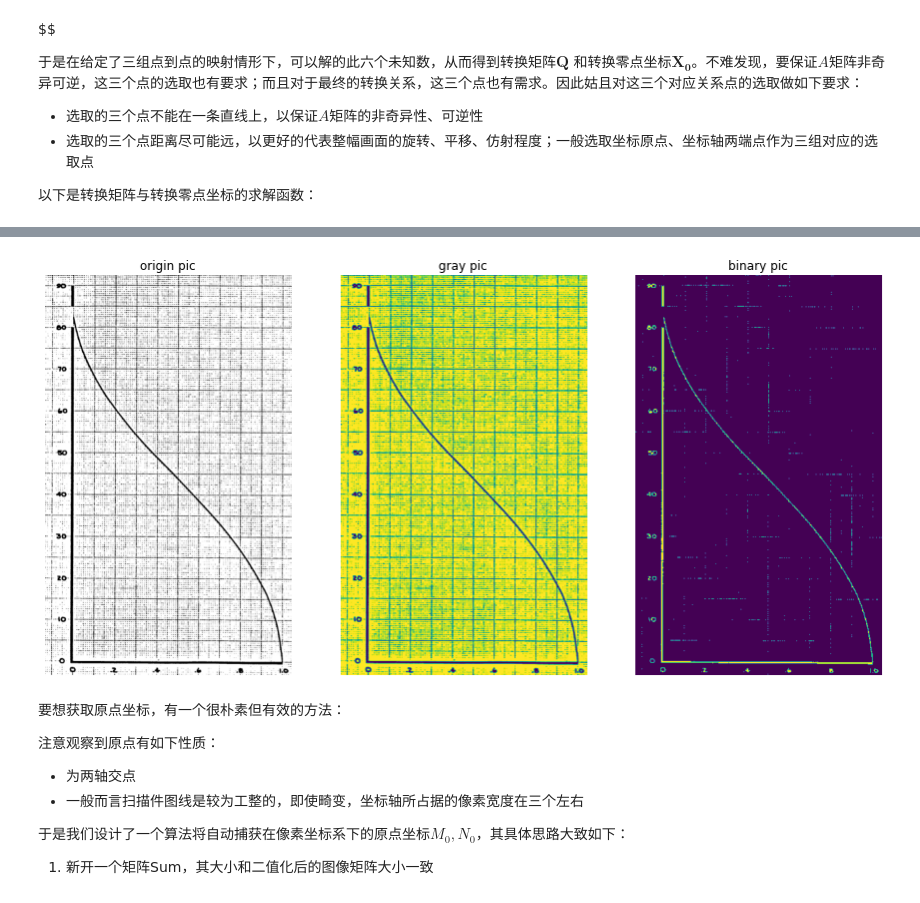
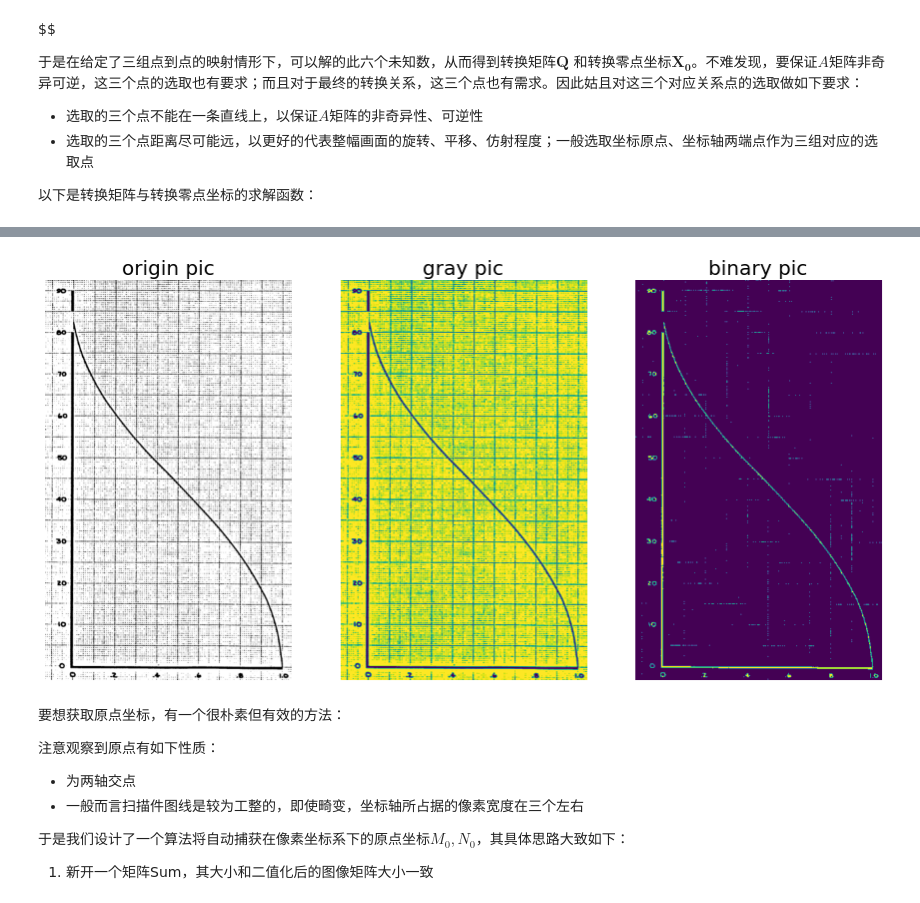
Before and after one commit to cherose2004/learning, a Jupyter notebook: project/Flight Simulation/homework/ProjectTeam1.ipynb, the cells around one changed output, grey strips where cells are left out. Drawn from its saved outputs; the diff is of its cells as text; code cells hidden in the pictures.

```diff
--- a/project/Flight Simulation/homework/ProjectTeam1.ipynb
+++ b/project/Flight Simulation/homework/ProjectTeam1.ipynb
@@ -436,26 +436,26 @@ def Trans(ij,xy):
 # %%
 pic = cv.imread('GroundEffectK.png') #读取图片
 plt.figure(figsize = (15,9))
 plt.subplot(1,3,1)
 plt.imshow(pic)
 plt.axis('off')
-plt.title('origin pic')
+plt.title('origin pic',fontsize = 20)
 
 gray = cv.cvtColor(pic,cv.COLOR_BGR2GRAY) #灰度化
 mat = np.array(gray)
 plt.subplot(1,3,2)
 plt.imshow(mat)
 plt.axis('off')
-plt.title('gray pic')
+plt.title('gray pic',fontsize = 20)
 
 binary = get_filter0(mat , 4) #人工二值化
 plt.subplot(1,3,3)
 plt.imshow(binary)
 plt.axis('off')
-plt.title('binary pic')
+plt.title('binary pic',fontsize = 20)
 plt.show()
 # %% [output]
-[figure, old version]
+[figure, new version]
 # %% [markdown]
 要想获取原点坐标，有一个很朴素但有效的方法：
 
```
Also changed, not shown: parts of 17 cells of this notebook, 3 other files.
